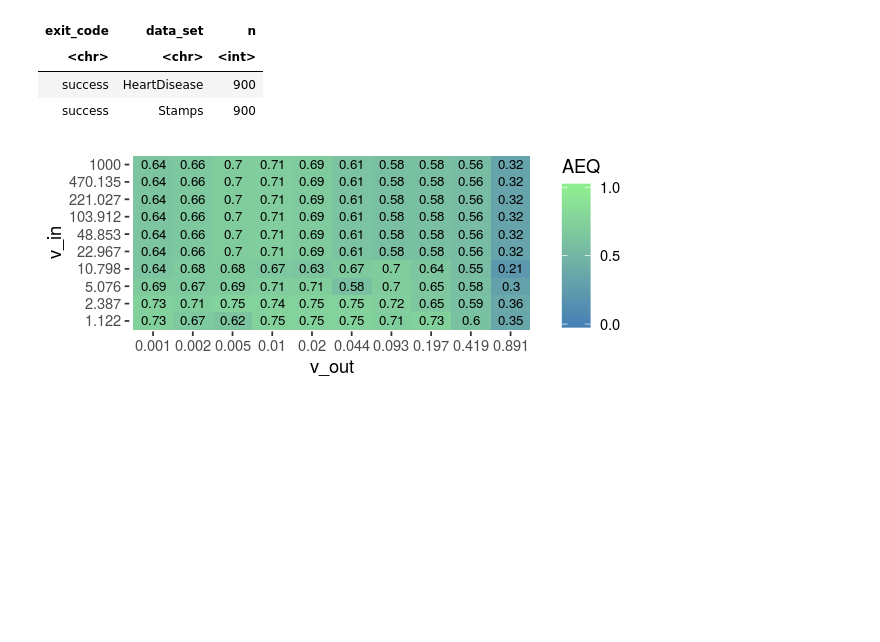
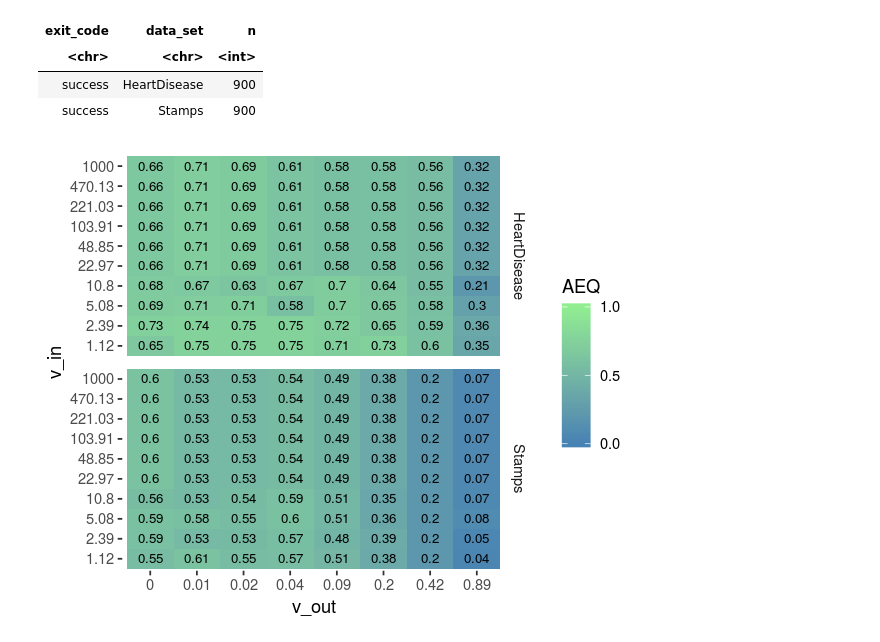
Before and after one commit to holtri/subsvdd-evaluation, a Jupyter notebook: notebooks/R-experiment-evaluation/evaluation-part2.ipynb, the cells around one changed output. Drawn from its saved outputs; the diff is of its cells as text; code cells hidden in the pictures; blank space fills up the shorter version.

Commit message:
Update plots for CR.

```diff
--- a/notebooks/R-experiment-evaluation/evaluation-part2.ipynb
+++ b/notebooks/R-experiment-evaluation/evaluation-part2.ipynb
@@ -52,25 +52,25 @@ plotVar <- data %>%
     filter(exit_code == "success") %>%
     select(data_set, file_version, num_subspaces, max_size_subspaces, model, qs, qs_combination_fct, weight_update_strategy, m_average_end_quality, m_quality_range, m_end_quality, m_ramp_up, m_ratio_of_outlier_queries, initial_pool_resample_version)
 # %%
-options(repr.plot.width=5, repr.plot.height=2)
+options(repr.plot.width=5, repr.plot.height=4)
 
 plotVar %>%
-    filter(data_set == "HeartDisease") %>%
+#     filter(data_set == "HeartDisease") %>%
     #select(data_set, weight_update_strategy, m_average_end_quality) %>%
     extract(weight_update_strategy, c("v_out", "v_in"), "(?:_)(\\d*\\.\\d*)(?:-in_)(\\d*\\.\\d*$)") %>%
-    mutate(v_in = as.factor(round(as.numeric(v_in), 3)), v_out = as.factor(round(as.numeric(v_out), 3))) %>%
+    mutate(v_in = as.factor(round(as.numeric(v_in), 2)), v_out = as.factor(round(as.numeric(v_out), 2))) %>%
     group_by(data_set, v_in, v_out) %>%
     summarize(median_AEQ = median(m_average_end_quality)) %>%
 ggplot(aes(v_out, v_in)) +
     labs(fill="AEQ") +
     geom_tile(aes(fill=median_AEQ)) +
-#     facet_grid(rows = vars(data_set)) +
+    facet_grid(rows = vars(data_set)) +
     plot_theme +
     geom_text(aes(label = round(median_AEQ, 2)), size = 2.8) +
     scale_fill_gradient(high = "lightgreen",  low = "steelblue", breaks = c(0, 0.5, 1.0), limits = c(0,1)) +
     theme(axis.line = element_blank())
 # %% [output]
-[figure, old version]
+[figure, new version]
 # %%
 ggsave("../plots/v_comparison.pdf",
        width = 5.5,
```
Also changed, not shown: parts of 1 cell of this notebook, 2 other files.
